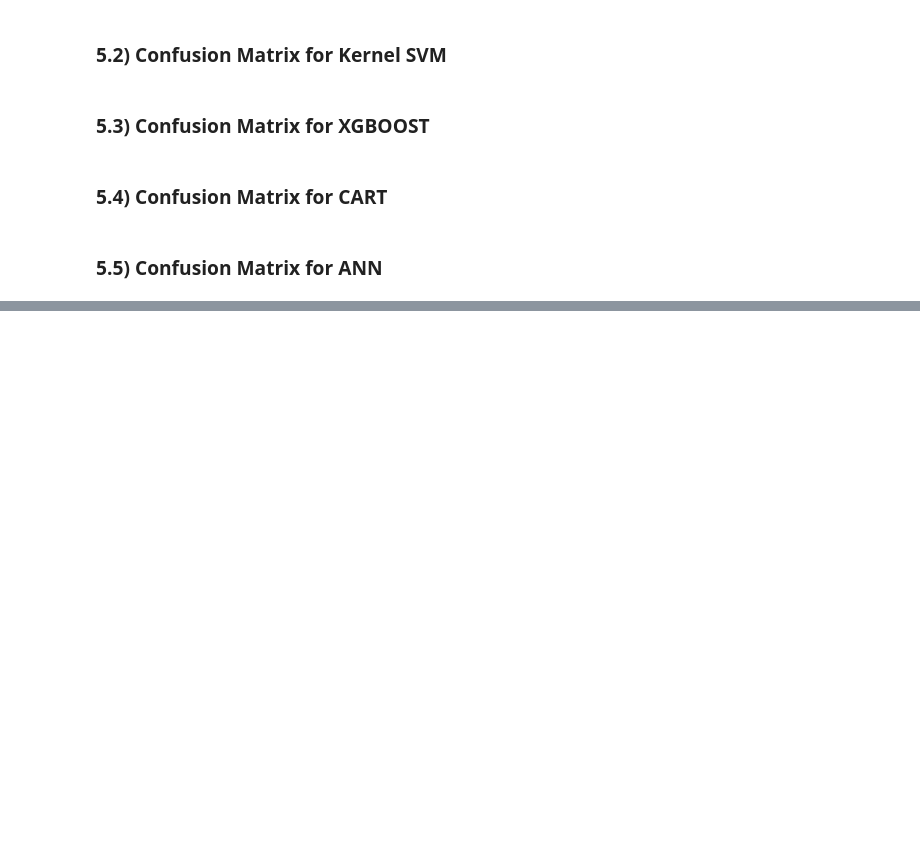
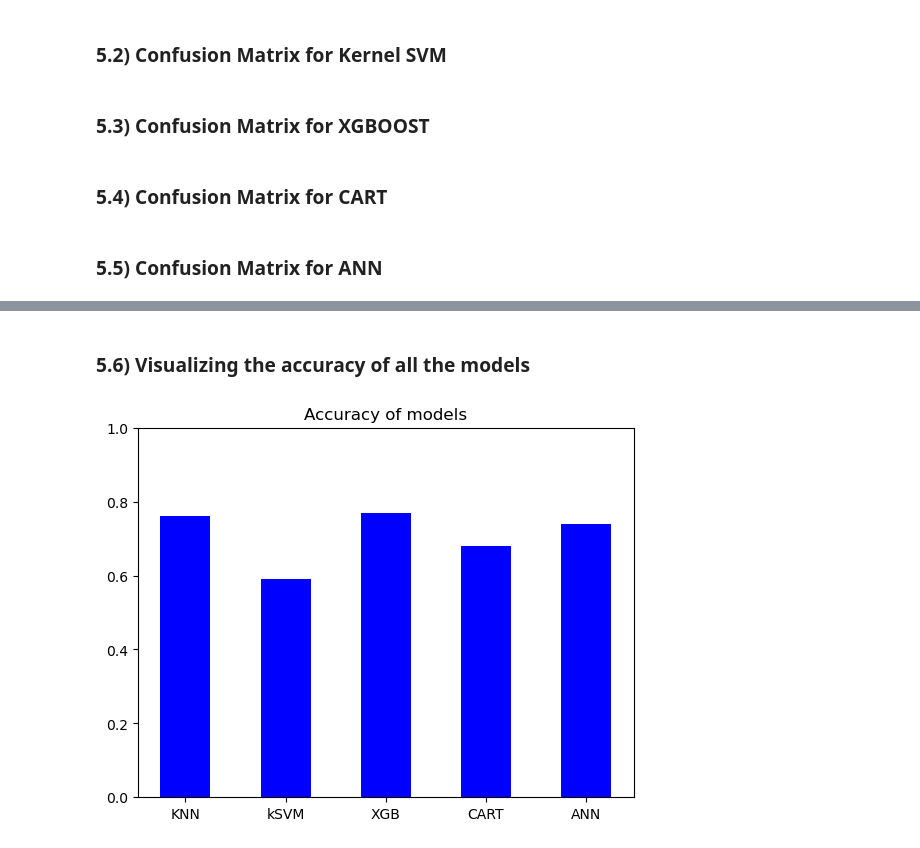
Before and after one commit to davide-beltrame/Credit-Prediction-Group-Project-AI-ML-Exam, a Jupyter notebook: main.ipynb, the cells around one changed output, grey strips where cells are left out. Saved outputs shown, nothing was run; the diff lists cells and outputs as text; code cells hidden in the pictures; blank space fills up the shorter version.

```diff
--- a/main.ipynb
+++ b/main.ipynb
@@ -763,0 +814,13 @@ cm_ANN = ConfusionMatrixDisplay.from_predictions(y_test, y_pred_ANN)
+# %% [markdown]
+### 5.6) Visualizing the accuracy of all the models
+# %%
+d = {'KNN':0.76,'kSVM':0.59, 'XGB':0.77, 'CART':0.68, 'ANN':0.74}
+
+plt.bar(list(d.keys()), d.values(), color='b', width=0.5)
+max_y_lim = 1
+min_y_lim = 0
+plt.ylim(min_y_lim, max_y_lim)
+plt.title("Accuracy of models")
+plt.show()
+# %% [output]
+[figure, added]
```
Also changed, not shown: parts of 11 cells of this notebook, 3 other files.
